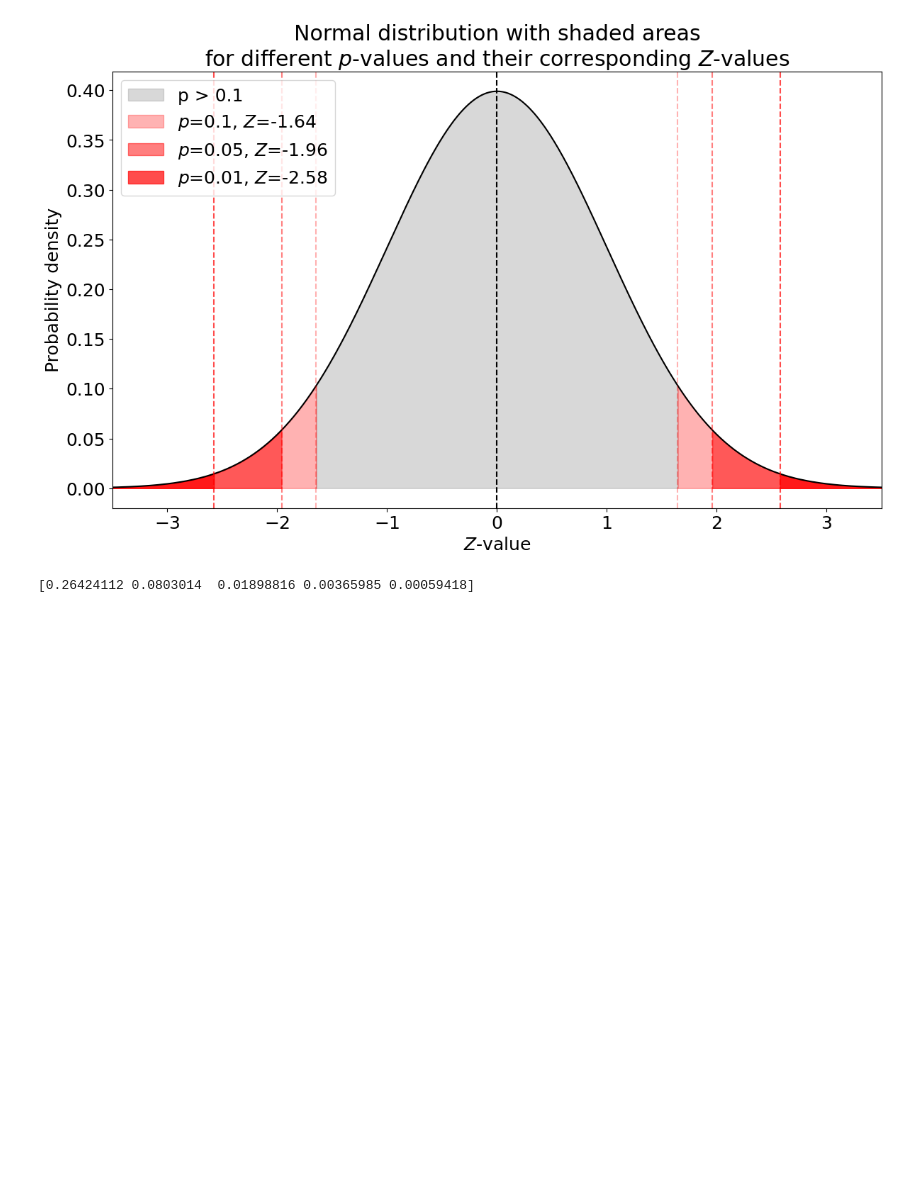
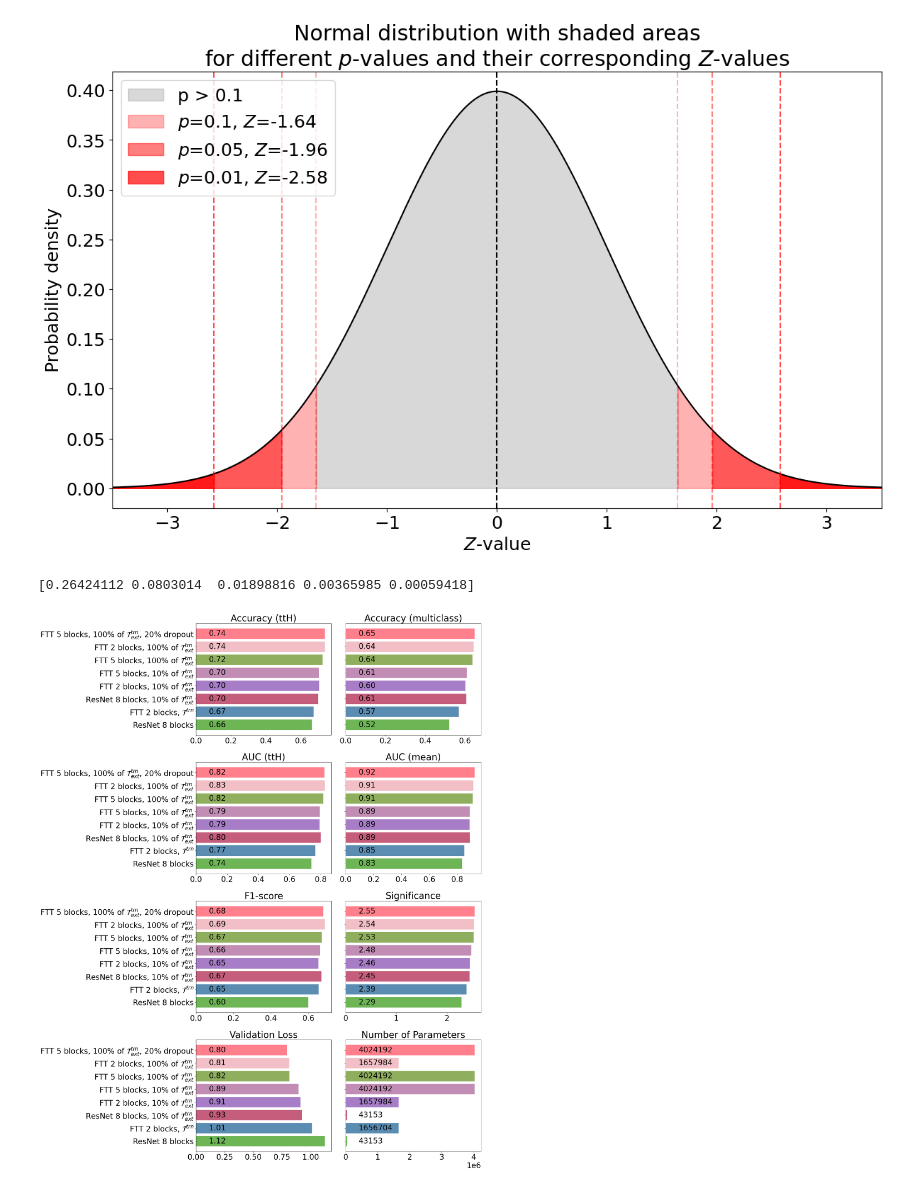
Before and after one commit to elumixor/mtcp, a Jupyter notebook: thesis/generated/generate.ipynb, the cells around one changed output. Saved outputs shown, nothing was run; the diff lists cells and outputs as text; code cells hidden in the pictures; blank space fills up the shorter version.

Commit message:
A lot of plots

```diff
--- a/thesis/generated/generate.ipynb
+++ b/thesis/generated/generate.ipynb
@@ -103,3 +103,65 @@ for i, s in enumerate(S):
 print(p_values)
 # %% [output]
 [0.26424112 0.0803014  0.01898816 0.00365985 0.00059418]
+# %%
+import pandas as pd
+import matplotlib.pyplot as plt
+
+plt.rcParams['font.size'] = 24
+
+# Read the csv into a dataframe
+df = pd.read_csv('thesis/generated/wandb_results.csv')
+
+t_trn = "$\\mathcal{T}^{trn}$"
+t_ext = "$\\mathcal{T}^{trn}_{ext}$"
+
+name_map = {
+    "transformer-2": f"FTT 2 blocks, {t_trn}",
+    "transformer-2-100-data-5000-batch": f"FTT 2 blocks, 100% of {t_ext}",
+    "transformer-5-100-data-5000-batch": f"FTT 5 blocks, 100% of {t_ext}",
+    "transformer-5-100-data-5000-batch-20-drop": f"FTT 5 blocks, 100% of {t_ext}, 20% dropout",
+    "transformer-5-10-data": f"FTT 5 blocks, 10% of {t_ext}",
+    "transformer-2-10-data": f"FTT 2 blocks, 10% of {t_ext}",
+    "resnet-8": "ResNet 8 blocks",
+    "resnet-8-10-data": f"ResNet 8 blocks, 10% of {t_ext}",
+}
+
+df_sorted = df.sort_values(by='val/loss.min', ascending=False)
+df_sorted['Name'] = df_sorted['Name'].map(name_map)
+
+metrics = ["val/acc/bin.max", "val/acc/multi.max", "val/auc_w/ttH.max", "val/auc_w/mean.max", "val/f1.max", "sig/significance.max", "val/loss.min", "n_parameters"]
+names = ["acc_bin", "acc_multi", "auc_tth", "auc_mean", "f1", "sig", "loss", "n_parameters"]
+
+# Define the table headers
+headers = ["Accuracy (ttH)", "Accuracy (multiclass)", "AUC (ttH)", "AUC (mean)", "F1-score", "Significance", "Validation Loss", "Number of Parameters"]
+
+colors = ['#6EB556', '#5B8DB2', '#C45E7C', '#A67DC6', '#C28DB4', '#8FAF5F', '#F1BFC5', '#FF7F8C']
+
+
+fig, axs = plt.subplots((len(metrics) + 1) // 2, 2, figsize=(20, 25), sharey=True)
+axs = axs.flatten()
+for m, h, name, ax in zip(metrics, headers, names, axs):
+    # Define the y-axis label
+    ax.set_ylabel("")
+
+    # Define the plot title
+    ax.set_title(h)
+
+    # Plot the horizontal bar chart with different colors for each bar
+    values = df_sorted[m]
+    bars = ax.barh(df_sorted['Name'], values, color=colors, height=0.8)
+
+    # Add exact values on top of the bars
+    max_bar_width = max([bar.get_width() for bar in bars])
+    for bar in bars:
+        width = bar.get_width()
+        x = 0.1 * max_bar_width
+
+        text = f'{width:.2f}' if isinstance(width, float) else f'{width}'
+        ax.text(x, bar.get_y() + bar.get_height() / 2, text, ha='left', va='center', c='black', fontsize=24)
+
+# Save the figure
+fig.tight_layout()
+fig.savefig(f"thesis/figures/ml/results/results.pdf", bbox_inches='tight')
+# %% [output]
+[figure, added]
```
Also changed, not shown: parts of 6 cells of this notebook, 46 other files.
